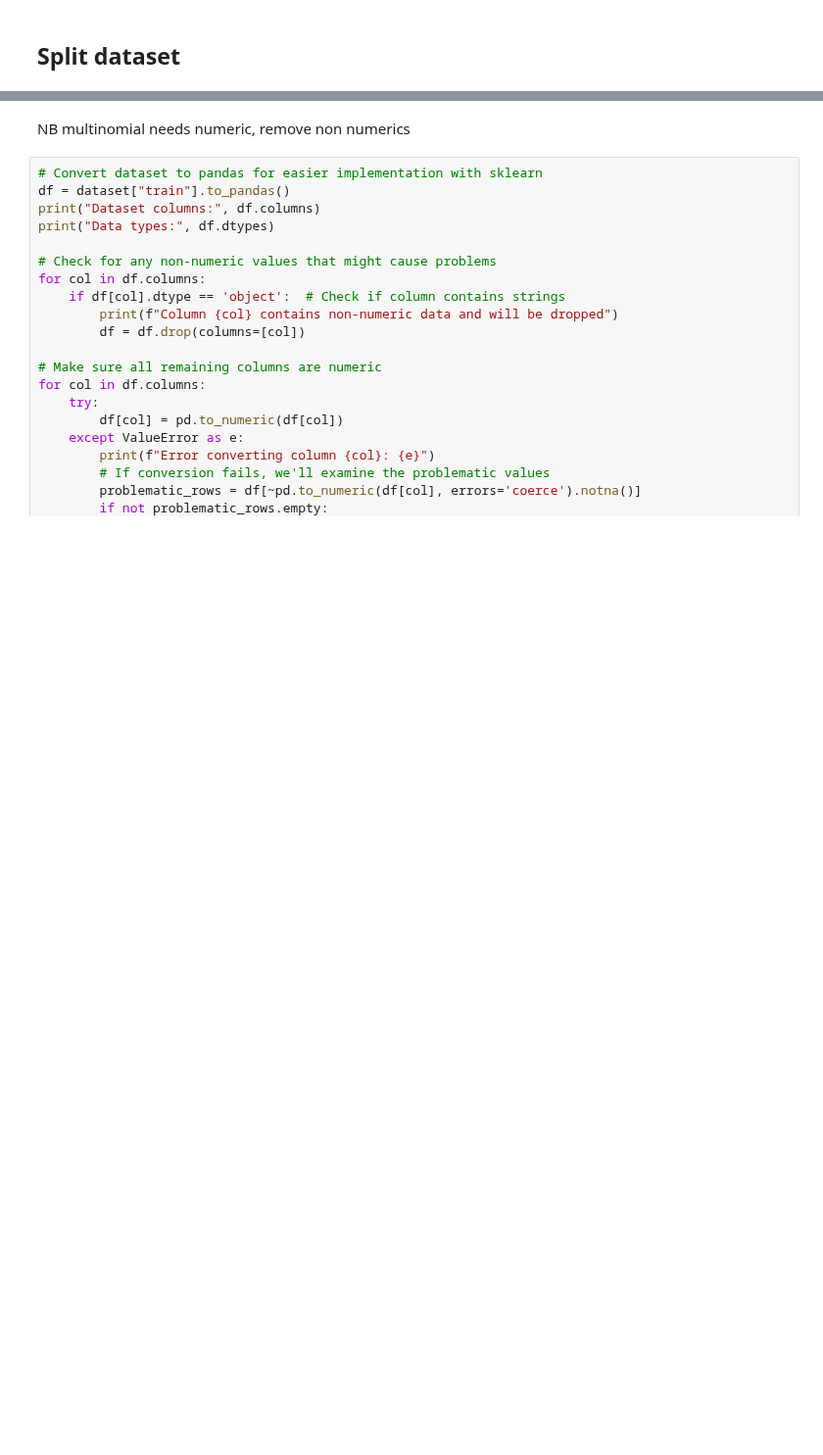
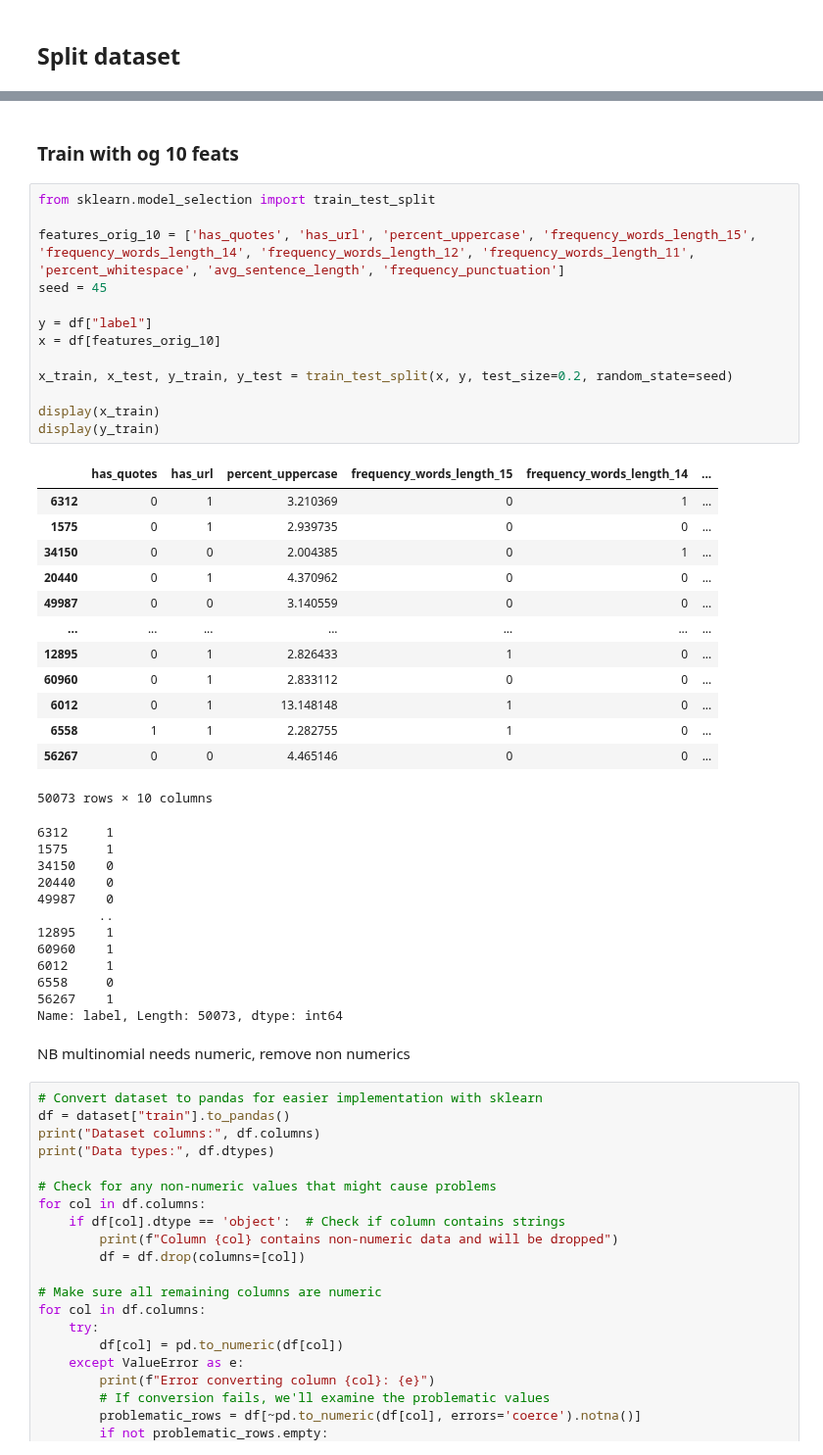
Before and after one commit to Leelexuan/WELFake_AI_Project, a Jupyter notebook: models/nb_multinomial/nb_multinomial_iter1.ipynb, the cells around one changed output, grey strips where cells are left out. Shown at 98% size. Drawn from its saved outputs; the diff is of its cells as text; blank space fills up the shorter version.

```diff
--- a/models/nb_multinomial/nb_multinomial_iter1.ipynb
+++ b/models/nb_multinomial/nb_multinomial_iter1.ipynb
@@ -61,3 +60,44 @@ print(df)
+# %% [markdown]
+### Train with og 10 feats
+# %%
+from sklearn.model_selection import train_test_split
+
+features_orig_10 = ['has_quotes', 'has_url', 'percent_uppercase', 'frequency_words_length_15', 'frequency_words_length_14', 'frequency_words_length_12', 'frequency_words_length_11', 'percent_whitespace', 'avg_sentence_length', 'frequency_punctuation']
+seed = 45
+
+y = df["label"]
+x = df[features_orig_10]
+
+x_train, x_test, y_train, y_test = train_test_split(x, y, test_size=0.2, random_state=seed)
+
+display(x_train)
+display(y_train)
+# %% [output]
+|  | has_quotes | has_url | percent_uppercase | frequency_words_length_15 | frequency_words_length_14 | ... |
+| 6312 | 0 | 1 | 3.210369 | 0 | 1 | ... |
+| 1575 | 0 | 1 | 2.939735 | 0 | 0 | ... |
+| 34150 | 0 | 0 | 2.004385 | 0 | 1 | ... |
+| 20440 | 0 | 1 | 4.370962 | 0 | 0 | ... |
+| 49987 | 0 | 0 | 3.140559 | 0 | 0 | ... |
+| ... | ... | ... | ... | ... | ... | ... |
+| 12895 | 0 | 1 | 2.826433 | 1 | 0 | ... |
+| 60960 | 0 | 1 | 2.833112 | 0 | 0 | ... |
+| 6012 | 0 | 1 | 13.148148 | 1 | 0 | ... |
+| 6558 | 1 | 1 | 2.282755 | 1 | 0 | ... |
+| 56267 | 0 | 0 | 4.465146 | 0 | 0 | ... |
+50073 rows × 10 columns
+6312     1
+1575     1
+34150    0
+20440    0
+49987    0
+        ..
+12895    1
+60960    1
+6012     1
+6558     0
+56267    1
+Name: label, Length: 50073, dtype: int64
 # %% [markdown]
 NB multinomial needs numeric, remove non numerics
 # %%
```
Also changed, not shown: parts of 20 cells of this notebook, 3 other files.
